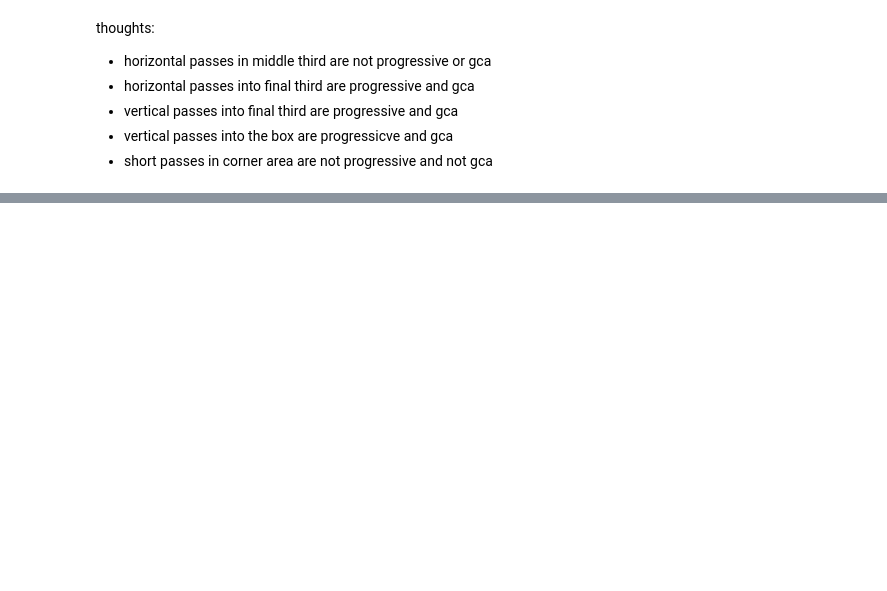
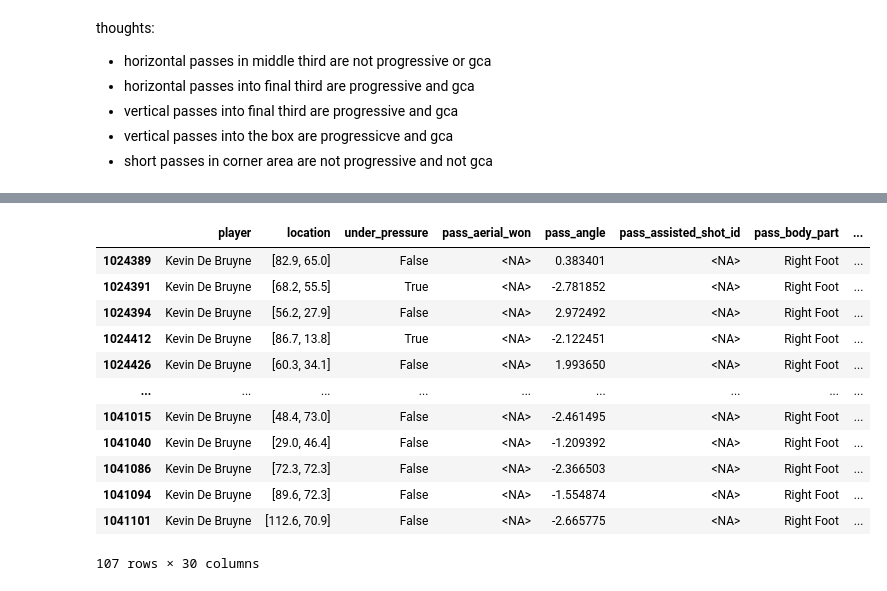
Before and after one commit to allorenz/football-player-similarity, a Jupyter notebook: src/notebooks/feature_passing.ipynb, the cells around one changed output, grey strips where cells are left out. Cells and saved outputs as stored; diff of their text form; code cells hidden in the pictures; blank space fills up the shorter version.

```diff
--- a/src/notebooks/feature_passing.ipynb
+++ b/src/notebooks/feature_passing.ipynb
@@ -793,0 +829,16 @@ thoughts:
+# %%
+passing
+# %% [output]
+|  | player | location | under_pressure | pass_aerial_won | pass_angle | pass_assisted_shot_id | pass_body_part | ... |
+| 1024389 | Kevin De Bruyne | [82.9, 65.0] | False | <NA> | 0.383401 | <NA> | Right Foot | ... |
+| 1024391 | Kevin De Bruyne | [68.2, 55.5] | True | <NA> | -2.781852 | <NA> | Right Foot | ... |
+| 1024394 | Kevin De Bruyne | [56.2, 27.9] | False | <NA> | 2.972492 | <NA> | Right Foot | ... |
+| 1024412 | Kevin De Bruyne | [86.7, 13.8] | True | <NA> | -2.122451 | <NA> | Right Foot | ... |
+| 1024426 | Kevin De Bruyne | [60.3, 34.1] | False | <NA> | 1.993650 | <NA> | Right Foot | ... |
+| ... | ... | ... | ... | ... | ... | ... | ... | ... |
+| 1041015 | Kevin De Bruyne | [48.4, 73.0] | False | <NA> | -2.461495 | <NA> | Right Foot | ... |
+| 1041040 | Kevin De Bruyne | [29.0, 46.4] | False | <NA> | -1.209392 | <NA> | Right Foot | ... |
+| 1041086 | Kevin De Bruyne | [72.3, 72.3] | False | <NA> | -2.366503 | <NA> | Right Foot | ... |
+| 1041094 | Kevin De Bruyne | [89.6, 72.3] | False | <NA> | -1.554874 | <NA> | Right Foot | ... |
+| 1041101 | Kevin De Bruyne | [112.6, 70.9] | False | <NA> | -2.665775 | <NA> | Right Foot | ... |
+107 rows × 30 columns
```
Also changed, not shown: parts of 3 cells of this notebook, 9 other files.
